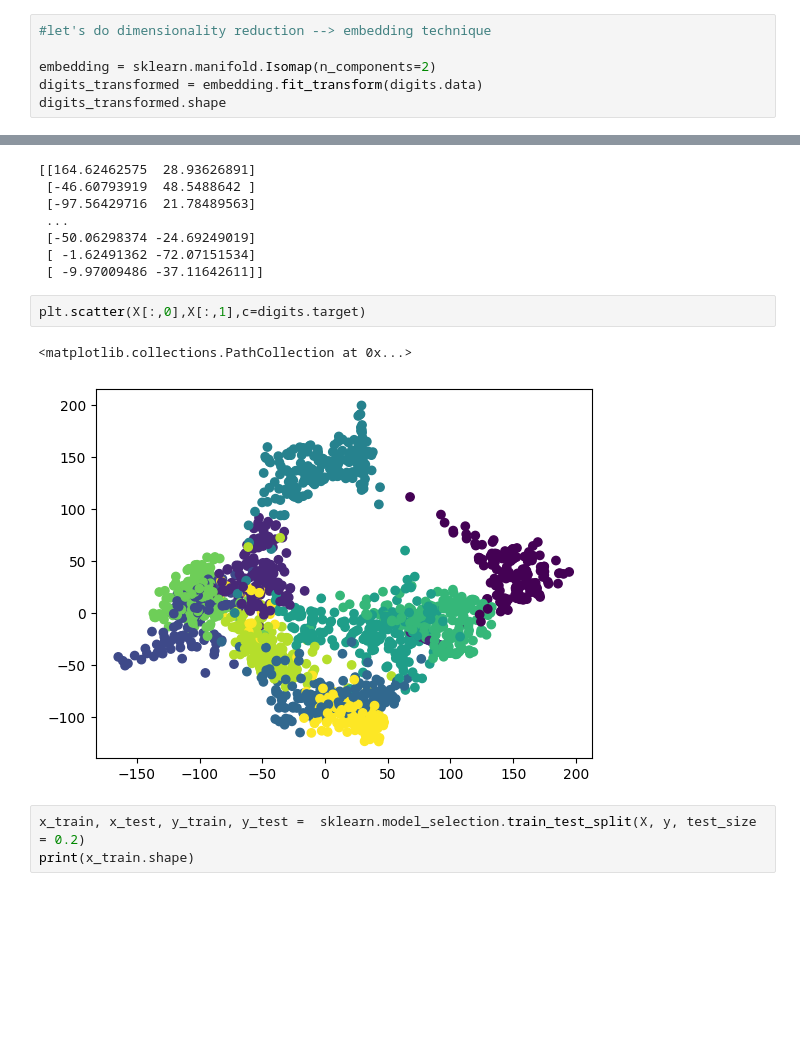
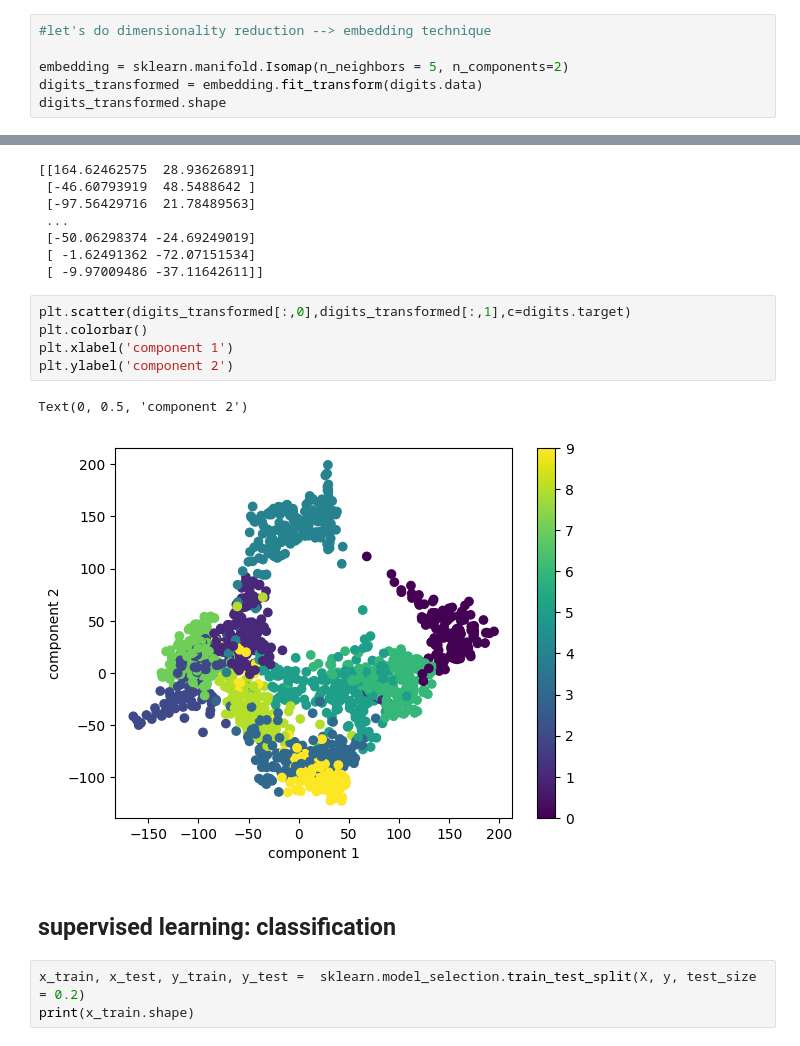
Before and after one commit to malvibellotti/astrostatistics_bicocca_2024, a Jupyter notebook: working/lecture_13_digits.ipynb, the cells around one changed output, grey strips where cells are left out. Saved outputs shown, nothing was run; the diff lists cells and outputs as text; blank space fills up the shorter version.

```diff
--- a/working/lecture_13_digits.ipynb
+++ b/working/lecture_13_digits.ipynb
@@ -61,7 +78,7 @@ dict_keys(['data', 'target', 'frame', 'feature_names', 'target_names', 'images',
 # %%
 #let's do dimensionality reduction --> embedding technique
 
-embedding = sklearn.manifold.Isomap(n_components=2)
+embedding = sklearn.manifold.Isomap(n_neighbors = 5, n_components=2)
 digits_transformed = embedding.fit_transform(digits.data)
 digits_transformed.shape
 # %% [output]
@@ -79,10 +96,15 @@ y = digits.target
  [ -1.62491362 -72.07151534]
  [ -9.97009486 -37.11642611]]
 # %%
-plt.scatter(X[:,0],X[:,1],c=digits.target)
+plt.scatter(digits_transformed[:,0],digits_transformed[:,1],c=digits.target)
+plt.colorbar()
+plt.xlabel('component 1')
+plt.ylabel('component 2')
 # %% [output]
-<matplotlib.collections.PathCollection at 0x...>
+Text(0, 0.5, 'component 2')
-[figure, old version]
+[figure, new version]
+# %% [markdown]
+## supervised learning: classification
 # %%
 x_train, x_test, y_train, y_test =  sklearn.model_selection.train_test_split(X, y, test_size = 0.2)
 print(x_train.shape)
```
Also changed, not shown: parts of 12 cells of this notebook, 5 other files.
